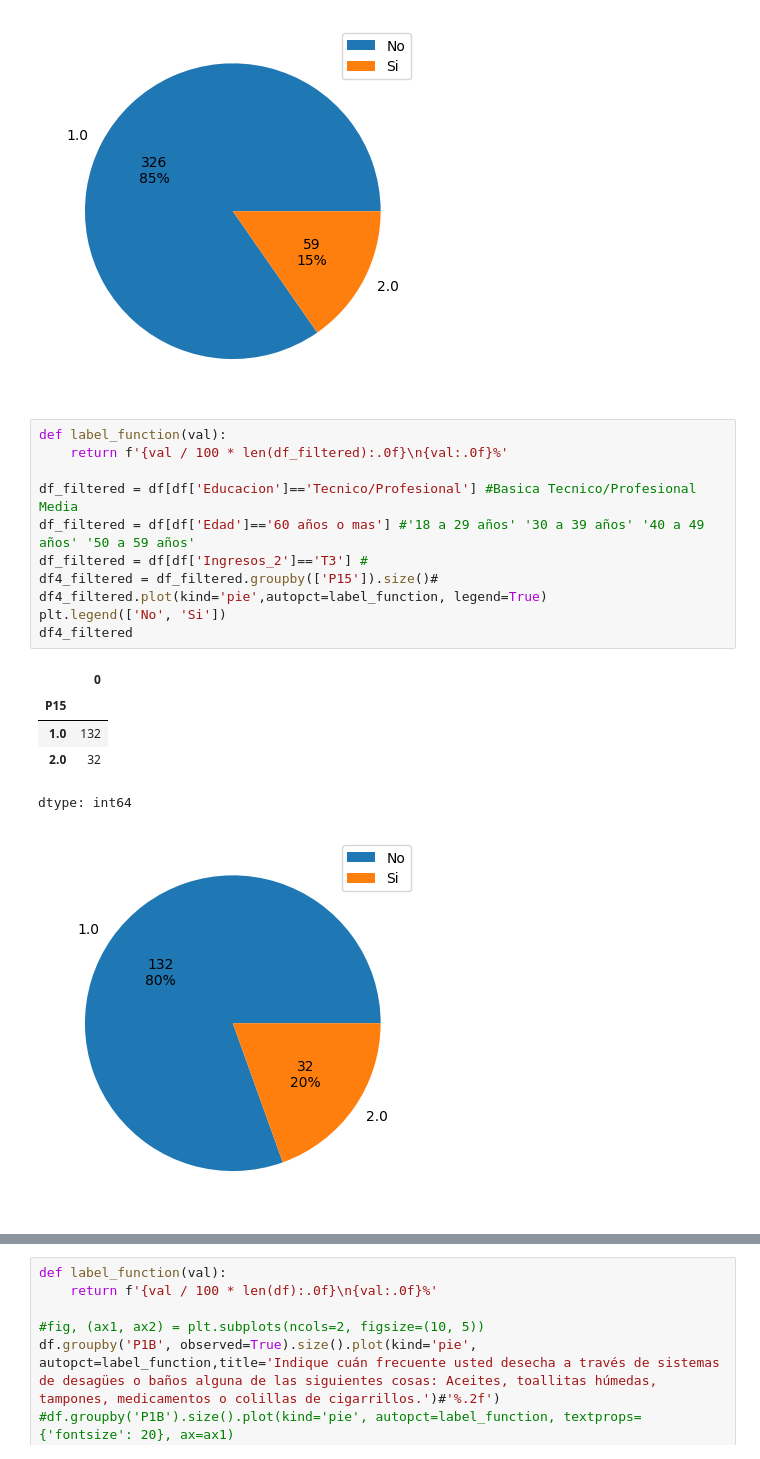
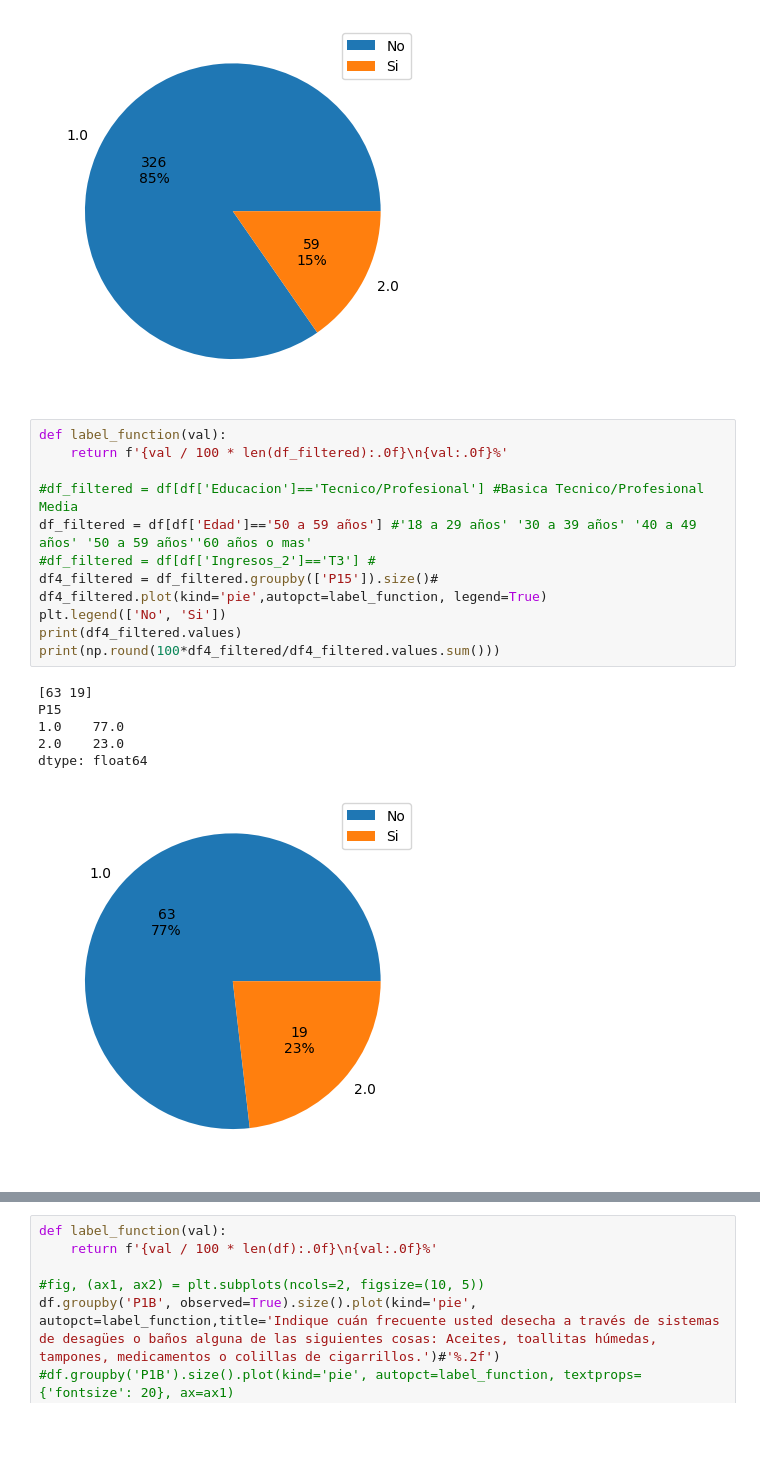
Before and after one commit to mqquiroz/HUCLAM, a Jupyter notebook: Datos_SPSS.ipynb, the cells around one changed output, grey strips where cells are left out. Saved outputs shown, nothing was run; the diff lists cells and outputs as text; blank space fills up the shorter version.

```diff
--- a/Datos_SPSS.ipynb
+++ b/Datos_SPSS.ipynb
@@ -199,18 +199,19 @@ array([85., 15.])
 # %%
 def label_function(val):
     return f'{val / 100 * len(df_filtered):.0f}\n{val:.0f}%'
 
-df_filtered = df[df['Educacion']=='Tecnico/Profesional'] #Basica Tecnico/Profesional Media
-df_filtered = df[df['Edad']=='60 años o mas'] #'18 a 29 años' '30 a 39 años' '40 a 49 años' '50 a 59 años'
-df_filtered = df[df['Ingresos_2']=='T3'] #
+#df_filtered = df[df['Educacion']=='Tecnico/Profesional'] #Basica Tecnico/Profesional Media
+df_filtered = df[df['Edad']=='50 a 59 años'] #'18 a 29 años' '30 a 39 años' '40 a 49 años' '50 a 59 años''60 años o mas'
+#df_filtered = df[df['Ingresos_2']=='T3'] #
 df4_filtered = df_filtered.groupby(['P15']).size()#
 df4_filtered.plot(kind='pie',autopct=label_function, legend=True)
 plt.legend(['No', 'Si'])
-df4_filtered
+print(df4_filtered.values)
+print(np.round(100*df4_filtered/df4_filtered.values.sum()))
 # %% [output]
-|  | 0 |
-| P15 |  |
-| 1.0 | 132 |
-| 2.0 | 32 |
-dtype: int64
+[63 19]
+P15
+1.0    77.0
+2.0    23.0
+dtype: float64
-[figure, old version]
+[figure, new version]
```
Also changed, not shown: parts of 5 cells of this notebook.
